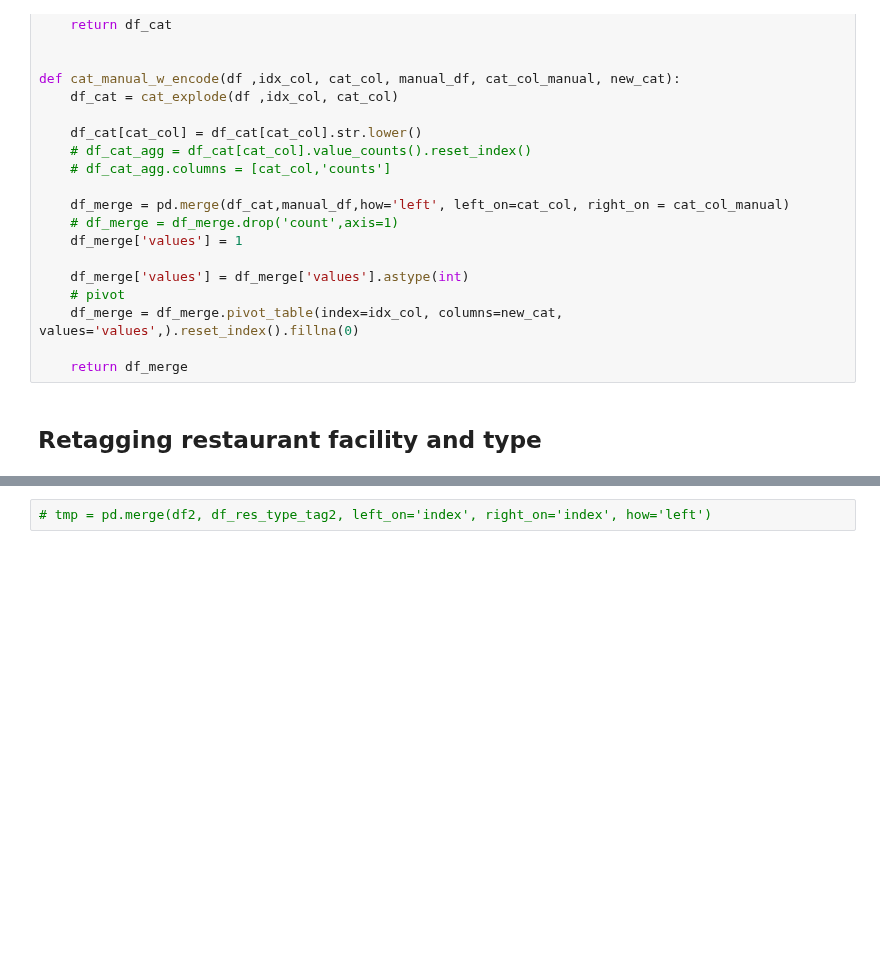
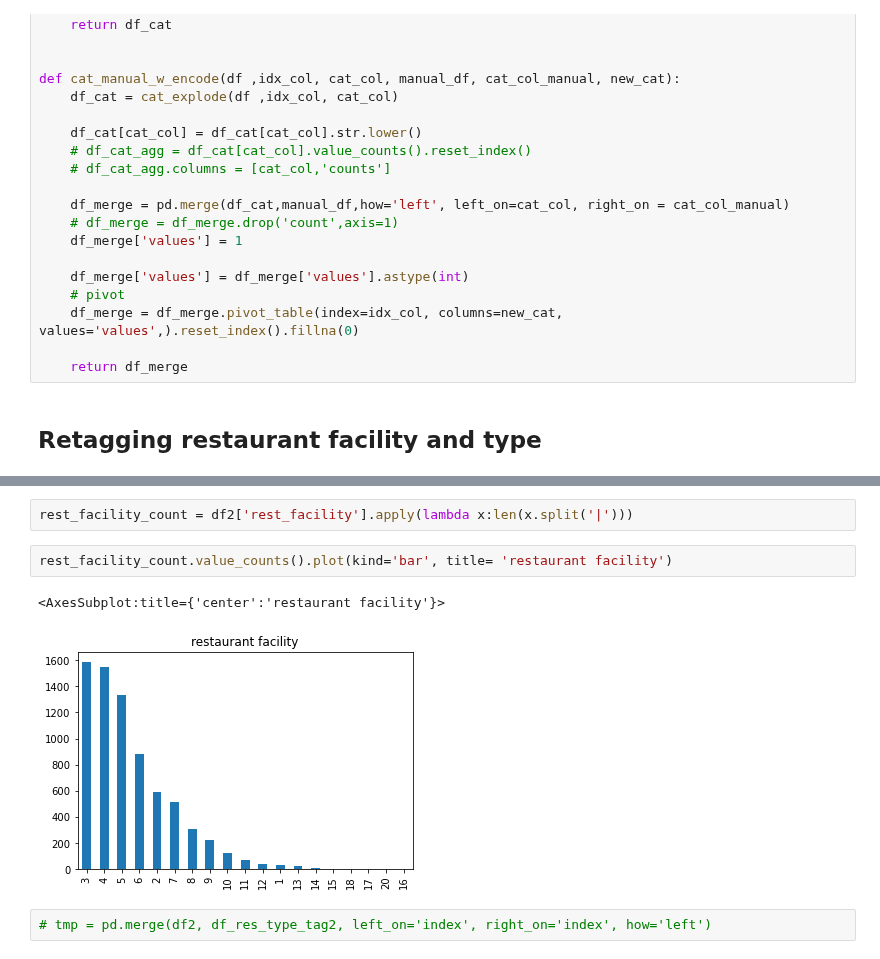
Before and after one commit to adamaulia/AdamThesis, a Jupyter notebook: 2_data_clean_zomato.ipynb, the cells around one changed output, grey strips where cells are left out. Drawn from its saved outputs; the diff is of its cells as text; blank space fills up the shorter version.

```diff
--- a/2_data_clean_zomato.ipynb
+++ b/2_data_clean_zomato.ipynb
@@ -270,3 +270,10 @@ See the caveats in the documentation: https://pandas.pydata.org/pandas-docs/stab
+# %%
+rest_facility_count = df2['rest_facility'].apply(lambda x:len(x.split('|')))
+# %%
+rest_facility_count.value_counts().plot(kind='bar', title= 'restaurant facility')
+# %% [output]
+<AxesSubplot:title={'center':'restaurant facility'}>
+[figure, added]
 # %%
 # tmp = pd.merge(df2, df_res_type_tag2, left_on='index', right_on='index', how='left')
 # %%
```
Also changed, not shown: parts of 4 cells of this notebook, 4 other files.
